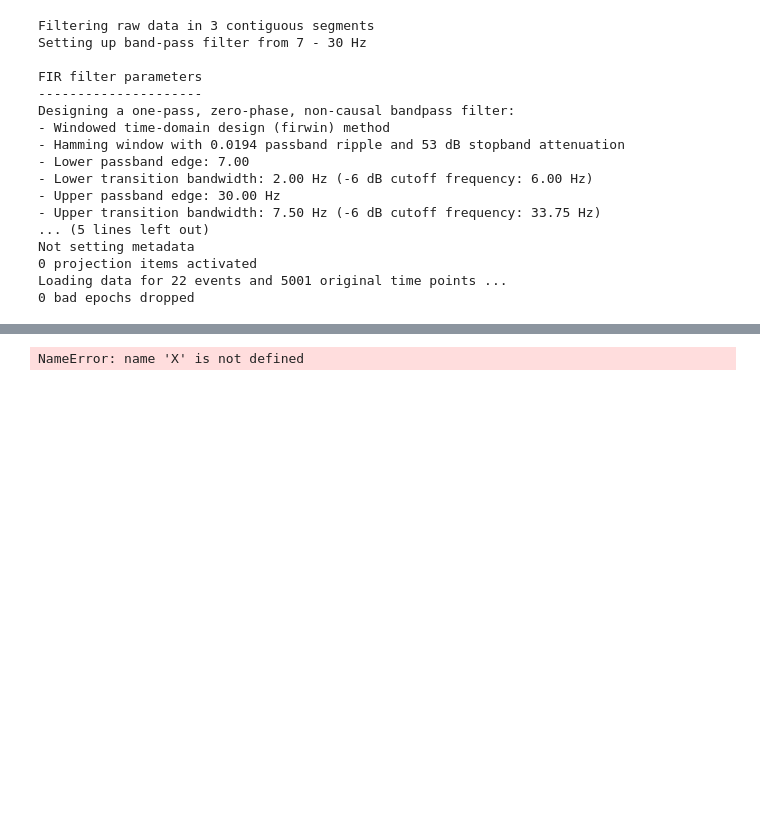
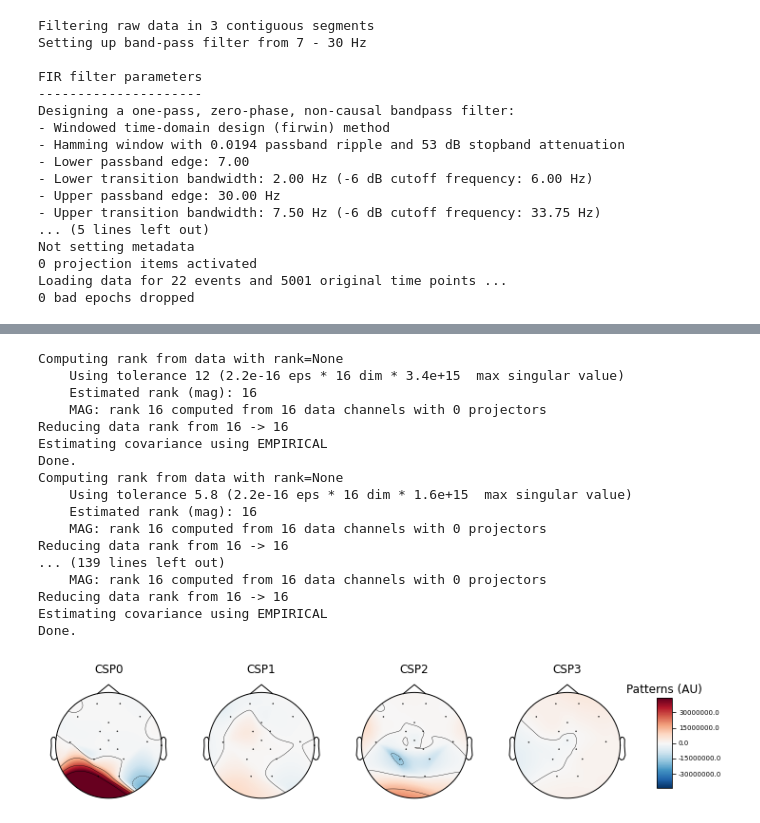
Before and after one commit to nateGeorge/openbci_laryngeal_imagery, a Jupyter notebook: code/Analysis_Beyond_SSVEP.ipynb, the cells around one changed output, grey strips where cells are left out. Drawn from its saved outputs; the diff is of its cells as text; code cells hidden in the pictures; blank space fills up the shorter version.

Commit message:
Tried to incorporate Gradient Boosting Regression, failed epicly

```diff
--- a/code/Analysis_Beyond_SSVEP.ipynb
+++ b/code/Analysis_Beyond_SSVEP.ipynb
@@ -279,18 +280,58 @@ np.mean(scores_windows)
-# %%
-import matplotlib.pyplot as plt
-import numpy as np
-from sklearn import datasets, ensemble
-from sklearn.inspection import permutation_importance
-from sklearn.metrics import mean_squared_error
-from sklearn.model_selection import train_test_split
-
-X_train, X_test, y_train, y_test = train_test_split(
-    X, y, test_size=0.1, random_state=13)
-
-params = {'n_estimators': 500,
-          'max_depth': 4,
-          'min_samples_split': 5,
-          'learning_rate': 0.01,
-          'loss': 'ls'}
-# %% [output]
-NameError: name 'X' is not defined
+# %%
+import matplotlib.pyplot as plt
+import numpy as np
+from sklearn import datasets, ensemble
+from sklearn.inspection import permutation_importance
+from sklearn.metrics import mean_squared_error
+from sklearn.model_selection import train_test_split
+
+params = {'n_estimators': 500,
+          'max_depth': 4,
+          'min_samples_split': 5,
+          'learning_rate': 0.01,
+          'loss': 'ls'}
+
+
+scores = []
+epochs_data = epochs.get_data()
+epochs_data_train = epochs_train.get_data()
+cv = ShuffleSplit(10, test_size=0.2, random_state=42)
+cv_split = cv.split(epochs_data_train)
+
+# Assemble a classifier
+gbr = ensemble.GradientBoostingRegressor(**params)
+csp = CSP(n_components=4, reg=None, log=True, norm_trace=False)
+
+# Use scikit-learn Pipeline with cross_val_score function
+clf = Pipeline([('CSP', csp), ('GBR', gbr)])
+scores = cross_val_score(clf, epochs_data_train, labels, cv=cv, n_jobs=1)
+
+# Printing the results
+class_balance = np.mean(labels == labels[0])
+class_balance = max(class_balance, 1. - class_balance)
+print("Classification accuracy: %f / Chance level: %f" % (np.mean(scores),
+                                                          class_balance))
+
+# plot CSP patterns estimated on full data for visualization
+csp.fit_transform(epochs_data, labels)
+
+plt.show(csp.plot_patterns(epochs.info, ch_type='eeg', units='Patterns (AU)', size=1.5))
+# %% [output]
+Computing rank from data with rank=None
+    Using tolerance 12 (2.2e-16 eps * 16 dim * 3.4e+15  max singular value)
+    Estimated rank (mag): 16
+    MAG: rank 16 computed from 16 data channels with 0 projectors
+Reducing data rank from 16 -> 16
+Estimating covariance using EMPIRICAL
+Done.
+Computing rank from data with rank=None
+    Using tolerance 5.8 (2.2e-16 eps * 16 dim * 1.6e+15  max singular value)
+    Estimated rank (mag): 16
+    MAG: rank 16 computed from 16 data channels with 0 projectors
+Reducing data rank from 16 -> 16
+... (139 lines left out)
+    MAG: rank 16 computed from 16 data channels with 0 projectors
+Reducing data rank from 16 -> 16
+Estimating covariance using EMPIRICAL
+Done.
+[figure, added]
```
Also changed, not shown: parts of 5 cells of this notebook.
